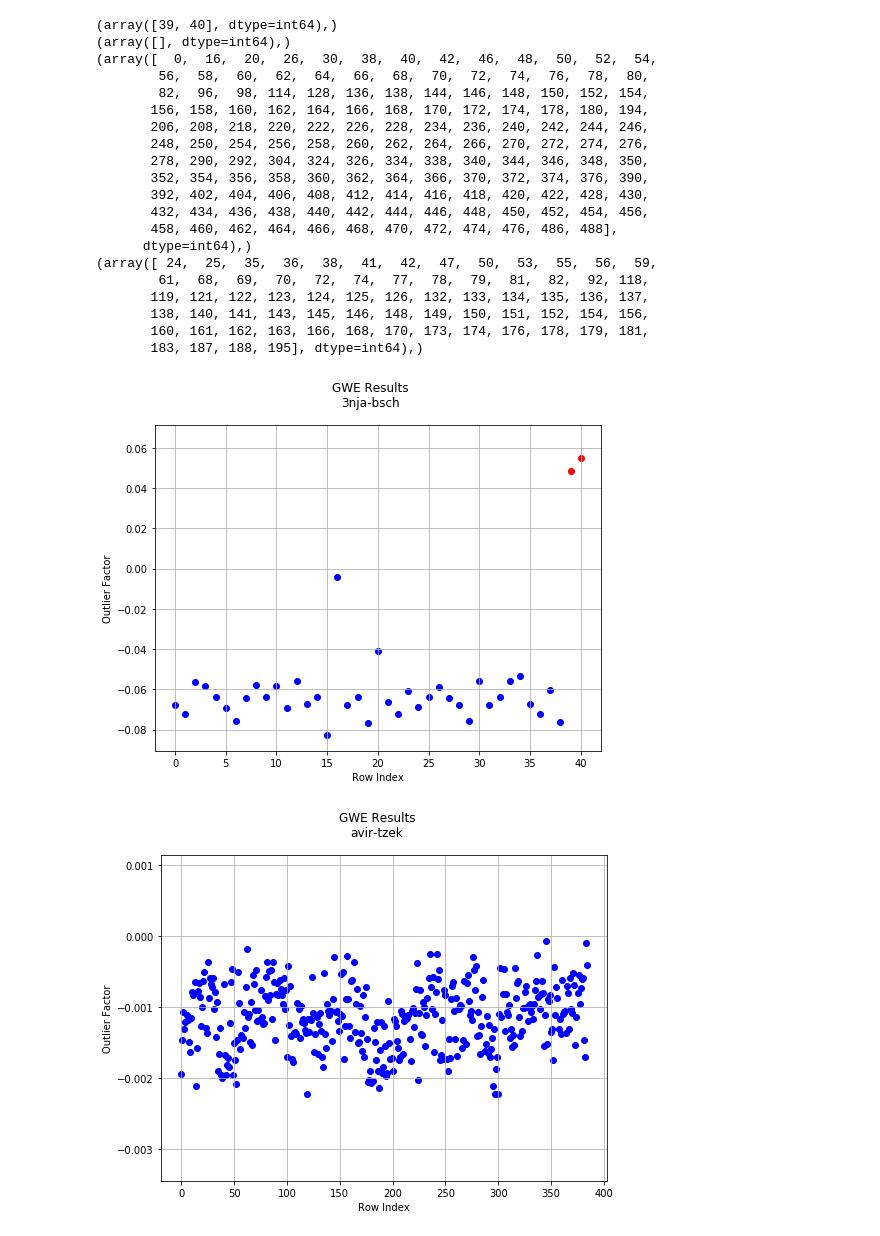
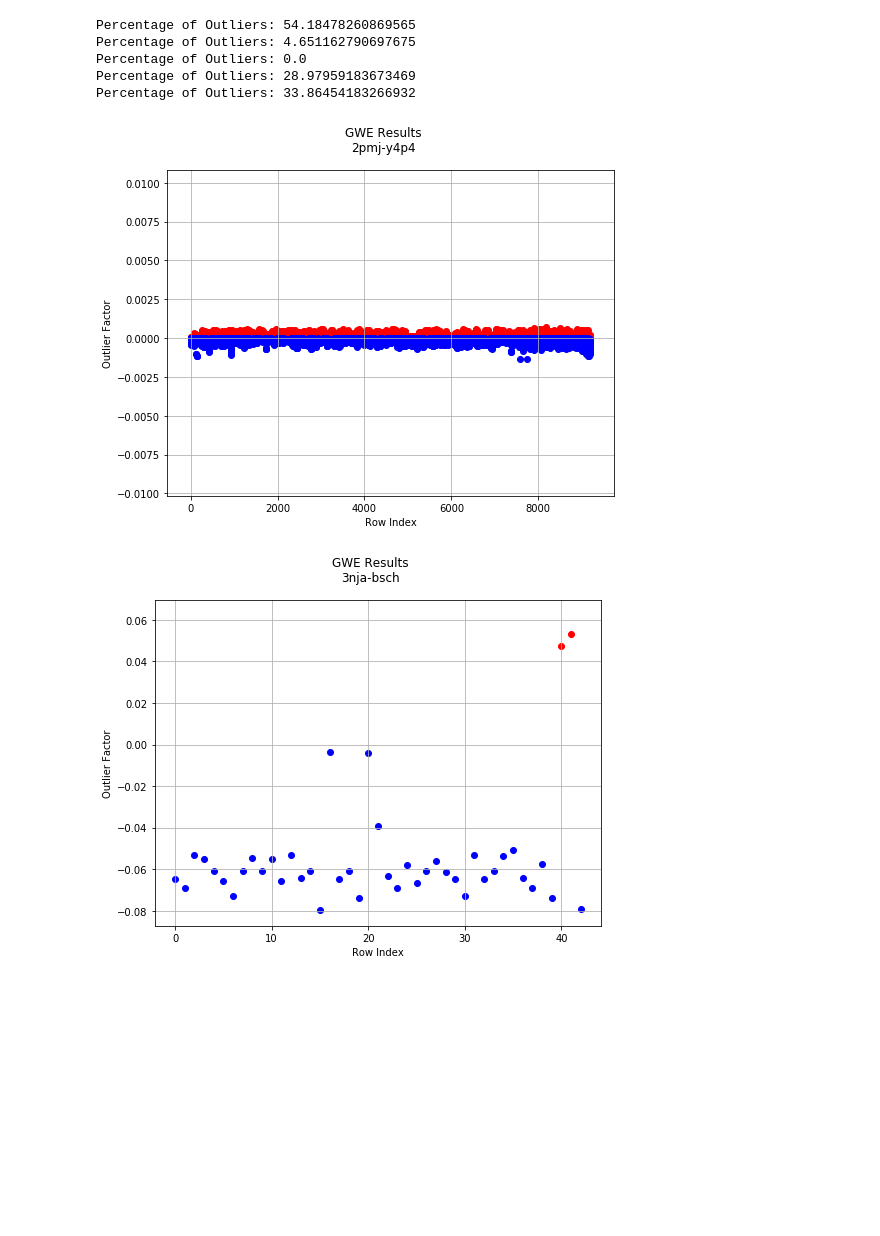
Before and after one commit to NudnikShpilkis/KalmanFilter-1004, a Jupyter notebook: GWE_local.ipynb, the cells around one changed output. Drawn from its saved outputs; the diff is of its cells as text; code cells hidden in the pictures; blank space fills up the shorter version.

```diff
--- a/GWE_local.ipynb
+++ b/GWE_local.ipynb
@@ -4,7 +4,3 @@ import pandas as pd
 from scipy import stats
 import matplotlib.pyplot as plt
 %matplotlib inline
-# %%
-x = pd.read_csv('data/3nja-bsch.tsv', sep='\t').iloc[:,1].as_matrix()
-xx = x[~np.isnan(x)]
-np.median(xx)
@@ -21,28 +7,19 @@ np.median([20149, 39402, 16783, 14352, 26945, 30858, 21545, 37962, 14443, 25338,
 # %%
+a = pd.read_csv('data/2pmj-y4p4.tsv', sep='\t')
+a = a.round(1)
+
+
 b = pd.read_csv('data/3nja-bsch.tsv', sep='\t')
 b = b.round(1)
-print('Before Clean:', b.shape)
-b.dropna(how = 'any', inplace=True)
-b.reset_index(drop=True, inplace=True)
-print('After Clean:', b.shape)
+
 
 c = pd.read_csv('data/avir-tzek.tsv', sep='\t')
 d = c.round(1)
-print('Before Clean:', c.shape)
-c.dropna(how = 'any', inplace=True)
-c.reset_index(drop=True, inplace=True)
-print('After Clean:', c.shape)
+
 
 d = pd.read_csv('data/h3zm-ta5h.tsv', sep='\t')
 d = d.round(1)
-print('Before Clean:', d.shape)
-d.dropna(how = 'any', inplace=True)
-d.reset_index(drop=True, inplace=True)
-print('After Clean:', d.shape)
+
 
 e = pd.read_csv('data/m59i-mqex.tsv', sep='\t')
 e = e.round(1)
-print('Before Clean:',e.shape)
-e.dropna(how = 'any', inplace=True)
-e.reset_index(drop=True, inplace=True)
-print('After Clean:', e.shape)
@@ -121,5 +66,6 @@ ee.fillna(ee.mode().iloc[0], inplace=True)
 # %%
 def getCounts(labels):
+    labels.dropna(inplace = True)
     values, counts = np.unique(labels, return_counts=True)
 
     d = {}
@@ -143,9 +89,12 @@ def calcEntropy(labels):
 def adjustEntropy(data, dicts):
     entropy_row = np.zeros(len(dicts))
     for pos, key  in enumerate(data): #find value to remove in each feature
-        dicts[pos][key] -= 1
-        entropy_row[pos] = calcEntropy(dicts[pos])
-        dicts[pos][key] += 1
+        if pd.isnull(key):
+            entropy_row[pos] = calcEntropy(dicts[pos])
+        else:
+            dicts[pos][key] -= 1
+            entropy_row[pos] = calcEntropy(dicts[pos])
+            dicts[pos][key] += 1
     return entropy_row
 
 def GreedyWeightedEntropy(data):
@@ -158,4 +107,4 @@ def GreedyWeightedEntropy(data):
         adjusted = adjustEntropy(data.iloc[i], d1).sum()
         o_factors[i] -= adjusted
 
-    return np.where(o_factors > 0), o_factors
+    return np.where(o_factors > 0)[0], o_factors
@@ -208,43 +111,28 @@ d
 # %%
-for data in [(b,'3nja-bsch'),(c,'avir-tzek'),(d,'h3zm-ta5h'),(e,'m59i-mqex')]:
+for data in [(a,'2pmj-y4p4'),(b,'3nja-bsch'),(c,'avir-tzek'),(d,'h3zm-ta5h'),(e,'m59i-mqex')]:
     outliers, factors = GreedyWeightedEntropy(data[0])
-    print(outliers)
+    print('Percentage of Outliers: {}'.format(outliers.shape[0]/data[0].shape[0] * 100))
     fig = plt.figure(figsize=(8,6))
 
     factors_pos = factors.copy()
     factors_neg = factors.copy()
 
     factors_pos[factors_pos <= 0] = np.nan
     factors_neg[factors_neg > 0] = np.nan
 
 
     plt.scatter(data[0].index, factors_pos, color='r')
     plt.scatter(data[0].index, factors_neg, color='b')
     plt.grid()
     plt.xlabel('Row Index')
     plt.ylabel('Outlier Factor')
     plt.suptitle('GWE Results\n{}'.format(data[1]))
     fig.savefig('images/{}.png'.format(data[1]), bbox_inches='tight')
 # %% [output]
-(array([39, 40], dtype=int64),)
-(array([], dtype=int64),)
-(array([  0,  16,  20,  26,  30,  38,  40,  42,  46,  48,  50,  52,  54,
-        56,  58,  60,  62,  64,  66,  68,  70,  72,  74,  76,  78,  80,
-        82,  96,  98, 114, 128, 136, 138, 144, 146, 148, 150, 152, 154,
-       156, 158, 160, 162, 164, 166, 168, 170, 172, 174, 178, 180, 194,
-       206, 208, 218, 220, 222, 226, 228, 234, 236, 240, 242, 244, 246,
-       248, 250, 254, 256, 258, 260, 262, 264, 266, 270, 272, 274, 276,
-       278, 290, 292, 304, 324, 326, 334, 338, 340, 344, 346, 348, 350,
-       352, 354, 356, 358, 360, 362, 364, 366, 370, 372, 374, 376, 390,
-       392, 402, 404, 406, 408, 412, 414, 416, 418, 420, 422, 428, 430,
-       432, 434, 436, 438, 440, 442, 444, 446, 448, 450, 452, 454, 456,
-       458, 460, 462, 464, 466, 468, 470, 472, 474, 476, 486, 488],
-      dtype=int64),)
-(array([ 24,  25,  35,  36,  38,  41,  42,  47,  50,  53,  55,  56,  59,
-        61,  68,  69,  70,  72,  74,  77,  78,  79,  81,  82,  92, 118,
-       119, 121, 122, 123, 124, 125, 126, 132, 133, 134, 135, 136, 137,
-       138, 140, 141, 143, 145, 146, 148, 149, 150, 151, 152, 154, 156,
-       160, 161, 162, 163, 166, 168, 170, 173, 174, 176, 178, 179, 181,
-       183, 187, 188, 195], dtype=int64),)
+Percentage of Outliers: 54.18478260869565
+Percentage of Outliers: 4.651162790697675
+Percentage of Outliers: 0.0
+Percentage of Outliers: 28.97959183673469
+Percentage of Outliers: 33.86454183266932
-[figure, old version]
+[figure, new version]
-[figure, old version]
+[figure, new version]
```
Also changed, not shown: parts of 12 cells of this notebook, 3 other files.
